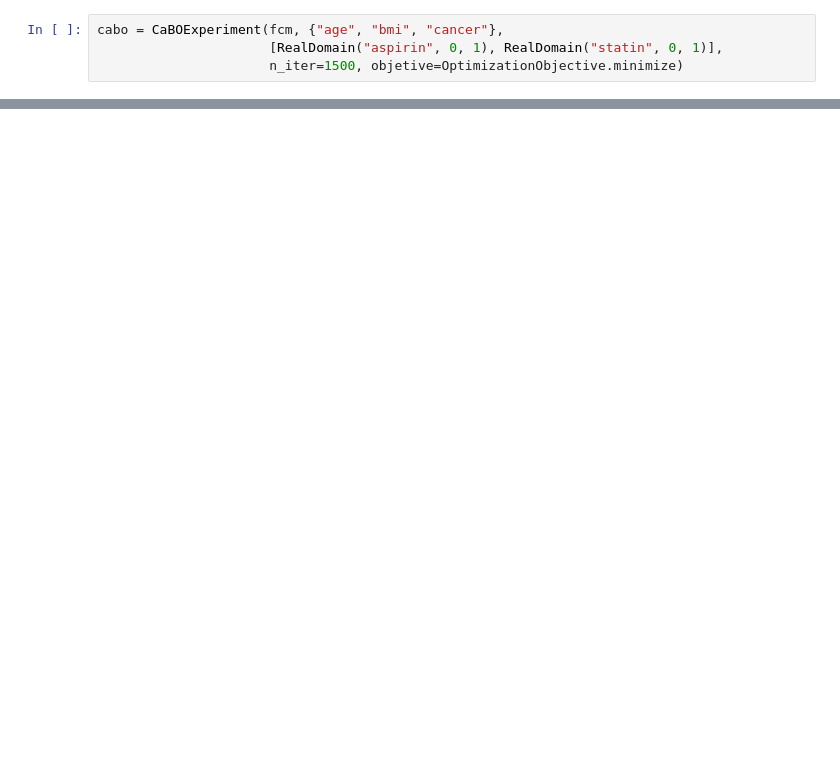
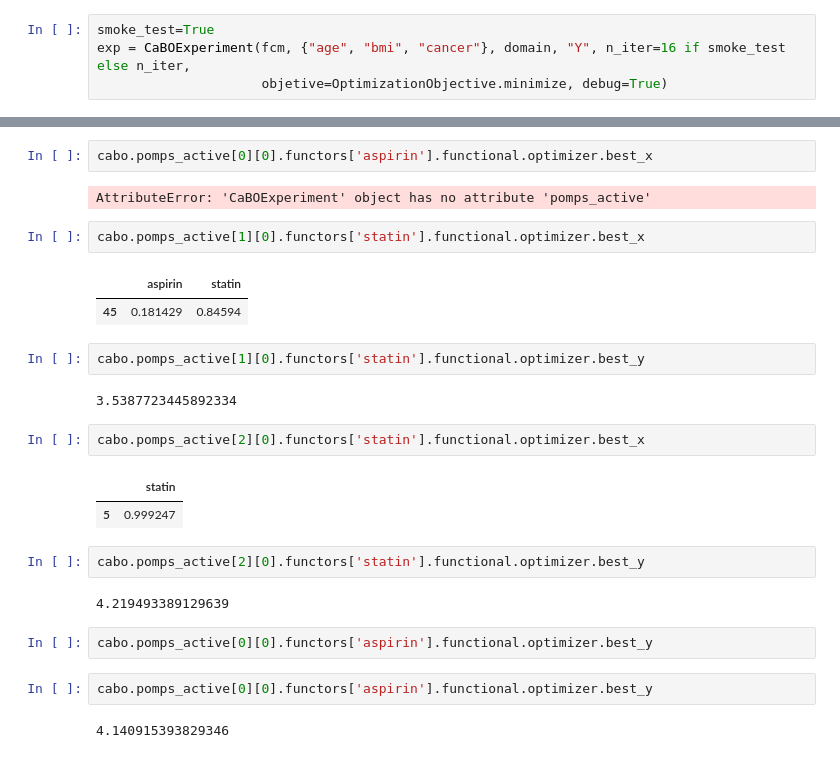
Before and after one commit to VahanArsenian/POMPSBO, a Jupyter notebook: notebooks/pomis_pomps_adapted.ipynb, the cells around one changed output, grey strips where cells are left out. Cells and saved outputs as stored; diff of their text form; blank space fills up the shorter version.

```diff
--- a/notebooks/pomis_pomps_adapted.ipynb
+++ b/notebooks/pomis_pomps_adapted.ipynb
@@ -36,4 +49,4 @@ fcm = FunctionalCausalModel({Functor(lambda: pyro.sample("age", dist.Uniform(55,
 # %%
-cabo = CaBOExperiment(fcm, {"age", "bmi", "cancer"},
-                      [RealDomain("aspirin", 0, 1), RealDomain("statin", 0, 1)],
-                      n_iter=1500, objetive=OptimizationObjective.minimize)
+smoke_test=True
+exp = CaBOExperiment(fcm, {"age", "bmi", "cancer"}, domain, "Y", n_iter=16 if smoke_test else n_iter,
+                     objetive=OptimizationObjective.minimize, debug=True)
@@ -75,0 +85,28 @@ combinded_df.Cum_Regret.plot()
+# %%
+cabo.pomps_active[0][0].functors['aspirin'].functional.optimizer.best_x
+# %% [output]
+AttributeError: 'CaBOExperiment' object has no attribute 'pomps_active'
+# %%
+cabo.pomps_active[1][0].functors['statin'].functional.optimizer.best_x
+# %% [output]
+|  | aspirin | statin |
+| 45 | 0.181429 | 0.84594 |
+# %%
+cabo.pomps_active[1][0].functors['statin'].functional.optimizer.best_y
+# %% [output]
+3.5387723445892334
+# %%
+cabo.pomps_active[2][0].functors['statin'].functional.optimizer.best_x
+# %% [output]
+|  | statin |
+| 5 | 0.999247 |
+# %%
+cabo.pomps_active[2][0].functors['statin'].functional.optimizer.best_y
+# %% [output]
+4.219493389129639
+# %%
+cabo.pomps_active[0][0].functors['aspirin'].functional.optimizer.best_y
+# %%
+cabo.pomps_active[0][0].functors['aspirin'].functional.optimizer.best_y
+# %% [output]
+4.140915393829346
```
Also changed, not shown: parts of 13 cells of this notebook, 10 other files.
